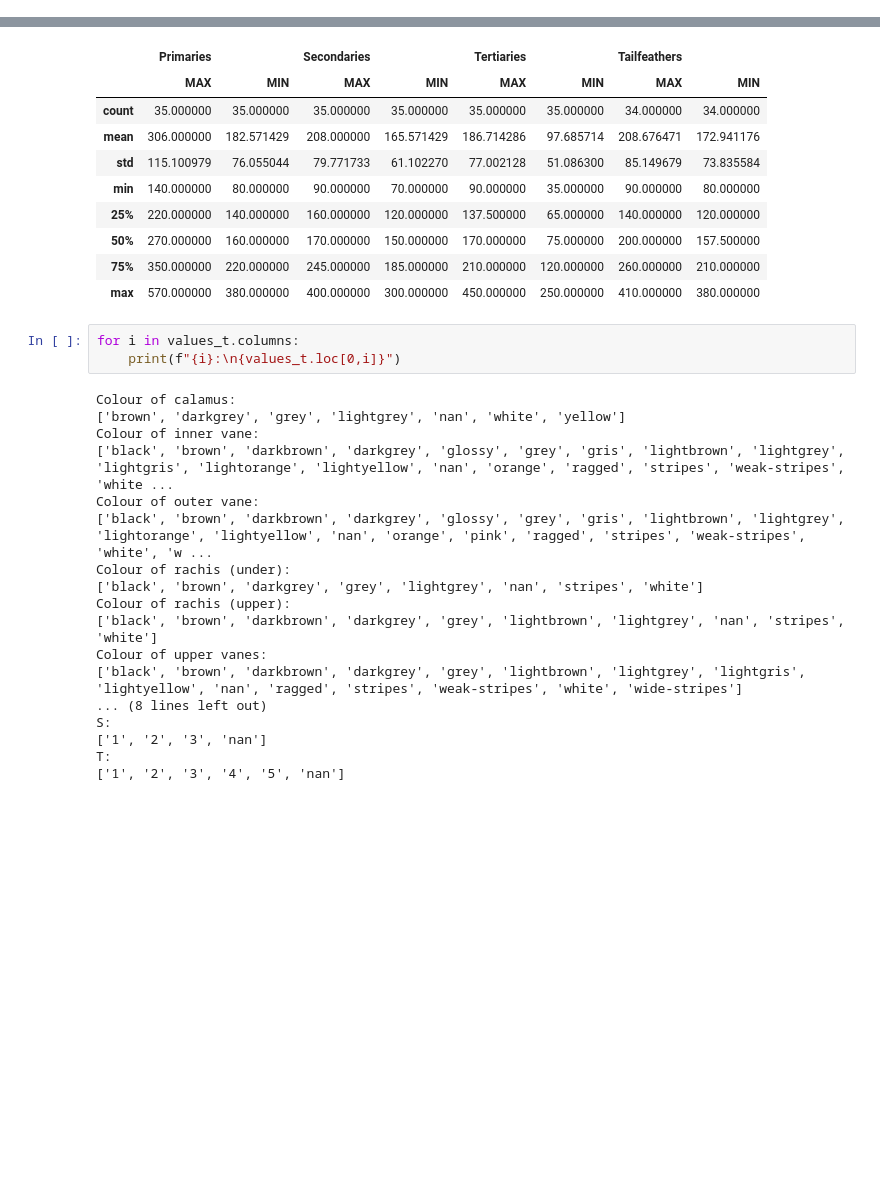
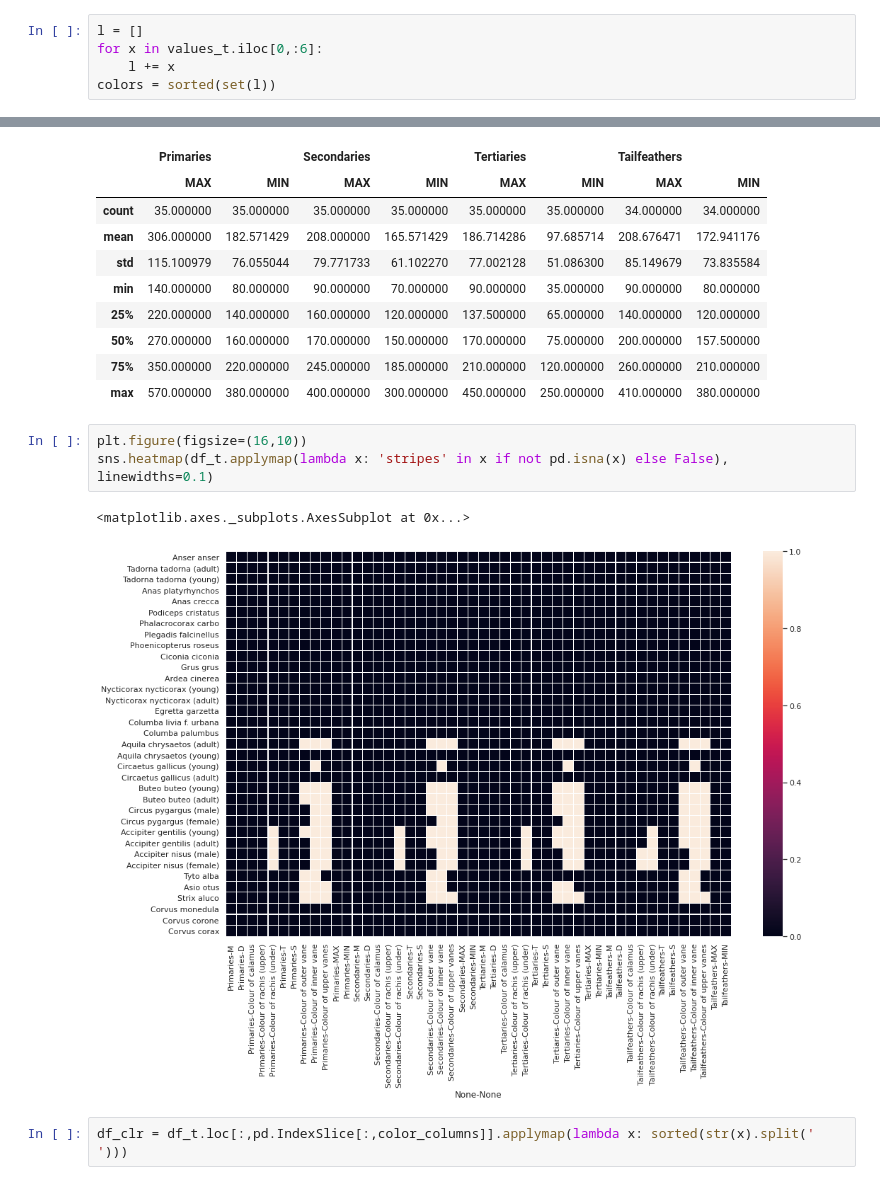
Before and after one commit to Maciej-GBS/SBC, a Jupyter notebook: knowledge/data-analysis.ipynb, the cells around one changed output, grey strips where cells are left out. Drawn from its saved outputs; the diff is of its cells as text; blank space fills up the shorter version.

```diff
--- a/knowledge/data-analysis.ipynb
+++ b/knowledge/data-analysis.ipynb
@@ -469,0 +453,5 @@ df_t.loc[:,pd.IndexSlice[:,[
+# %%
+l = []
+for x in values_t.iloc[0,:6]:
+    l += x
+colors = sorted(set(l))
@@ -480,24 +491,11 @@ df_t.loc[:,pd.IndexSlice[:,['MIN','MAX']]].astype(np.float).describe()
 | 50% | 270.000000 | 160.000000 | 170.000000 | 150.000000 | 170.000000 | 75.000000 | 200.000000 | 157.500000 |
 | 75% | 350.000000 | 220.000000 | 245.000000 | 185.000000 | 210.000000 | 120.000000 | 260.000000 | 210.000000 |
 | max | 570.000000 | 380.000000 | 400.000000 | 300.000000 | 450.000000 | 250.000000 | 410.000000 | 380.000000 |
-# %%
-for i in values_t.columns:
-    print(f"{i}:\n{values_t.loc[0,i]}")
-# %% [output]
-Colour of calamus:
-['brown', 'darkgrey', 'grey', 'lightgrey', 'nan', 'white', 'yellow']
-Colour of inner vane:
-['black', 'brown', 'darkbrown', 'darkgrey', 'glossy', 'grey', 'gris', 'lightbrown', 'lightgrey', 'lightgris', 'lightorange', 'lightyellow', 'nan', 'orange', 'ragged', 'stripes', 'weak-stripes', 'white ...
-Colour of outer vane:
-['black', 'brown', 'darkbrown', 'darkgrey', 'glossy', 'grey', 'gris', 'lightbrown', 'lightgrey', 'lightorange', 'lightyellow', 'nan', 'orange', 'pink', 'ragged', 'stripes', 'weak-stripes', 'white', 'w ...
-Colour of rachis (under):
-['black', 'brown', 'darkgrey', 'grey', 'lightgrey', 'nan', 'stripes', 'white']
-Colour of rachis (upper):
-['black', 'brown', 'darkbrown', 'darkgrey', 'grey', 'lightbrown', 'lightgrey', 'nan', 'stripes', 'white']
-Colour of upper vanes:
-['black', 'brown', 'darkbrown', 'darkgrey', 'grey', 'lightbrown', 'lightgrey', 'lightgris', 'lightyellow', 'nan', 'ragged', 'stripes', 'weak-stripes', 'white', 'wide-stripes']
-... (8 lines left out)
-S:
-['1', '2', '3', 'nan']
-T:
-['1', '2', '3', '4', '5', 'nan']
+# %%
+plt.figure(figsize=(16,10))
+sns.heatmap(df_t.applymap(lambda x: 'stripes' in x if not pd.isna(x) else False), linewidths=0.1)
+# %% [output]
+<matplotlib.axes._subplots.AxesSubplot at 0x...>
+[figure, added]
+# %%
+df_clr = df_t.loc[:,pd.IndexSlice[:,color_columns]].applymap(lambda x: sorted(str(x).split(' ')))
```
Also changed, not shown: parts of 12 cells of this notebook, 3 other files.
